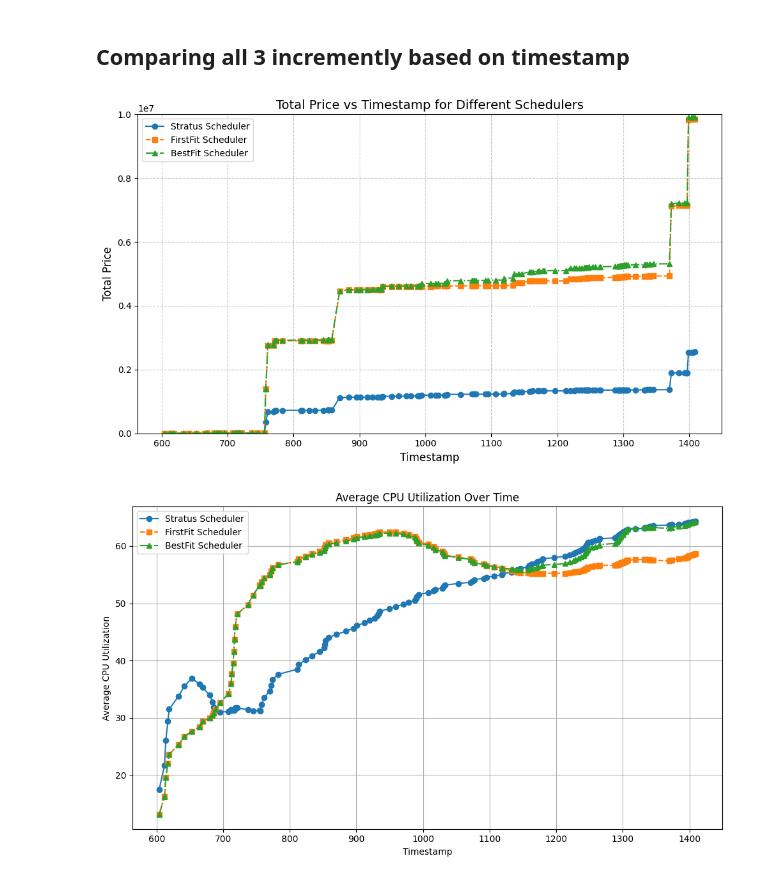
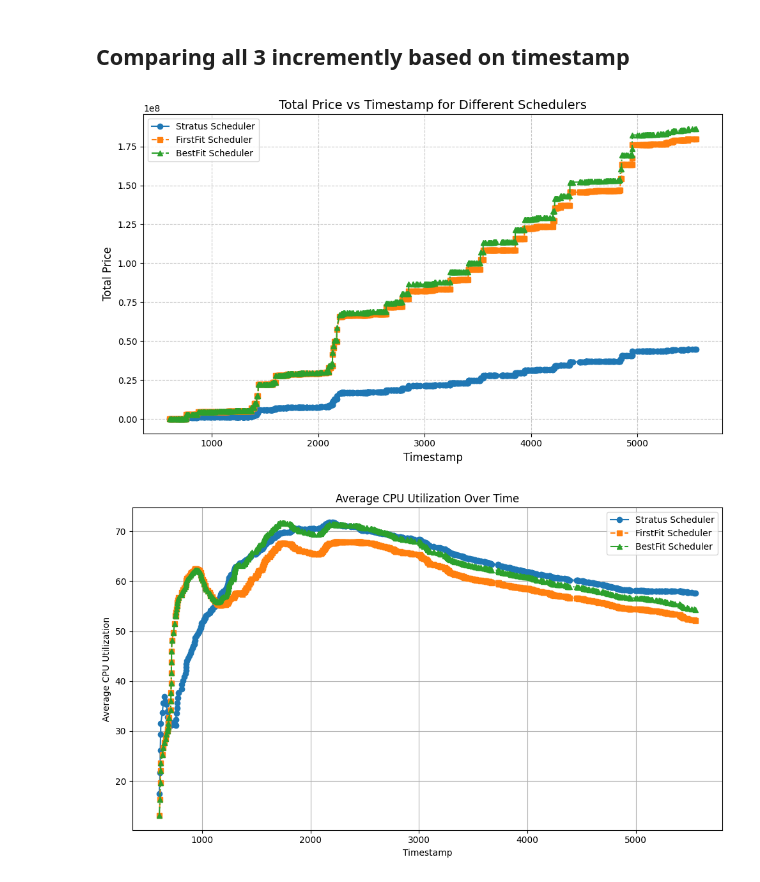
Before and after one commit to ayushmandixit2000/Stratus-simulation, a Jupyter notebook: stratusSimulation.ipynb, the cells around one changed output. Drawn from its saved outputs; the diff is of its cells as text; code cells hidden in the pictures.

```diff
--- a/stratusSimulation.ipynb
+++ b/stratusSimulation.ipynb
@@ -1211,8 +1211,8 @@ tasks_by_timestamp = task_runtimes.groupby('timestamp')
 # Iterate over each timestamp and its corresponding tasks
 for timestamp, tasks in tasks_by_timestamp:
 
-    if timestamp >= 1421:
-        break
+    # if timestamp >= 1421:
+    #     break
 
     timestamp_points.append(timestamp)
     # Free expired tasks and instances
@@ -1244,36 +1244,36 @@ for timestamp, tasks in tasks_by_timestamp:
 import matplotlib.pyplot as plt
 
 # Plot the total price for each scheduler against the timestamp
 plt.figure(figsize=(10, 6))
 
 # Stratus Scheduler price
 plt.plot(timestamp_points, stratus_price, label='Stratus Scheduler', linestyle='-', marker='o')
 
 # FirstFit Scheduler price
 plt.plot(timestamp_points, firstfit_price, label='FirstFit Scheduler', linestyle='--', marker='s')
 
 # BestFit Scheduler price
 plt.plot(timestamp_points, bestfit_price, label='BestFit Scheduler', linestyle='-.', marker='^')
 
 # Adding labels and title
 plt.xlabel('Timestamp', fontsize=12)
 plt.ylabel('Total Price', fontsize=12)
 plt.title('Total Price vs Timestamp for Different Schedulers', fontsize=14)
 
-# Set y-axis range
-plt.ylim(0, 10000000)
+# # Set y-axis range
+# plt.ylim(0, 10000000)
 
 # Adding legend
 plt.legend()
 
 # Adding grid
 plt.grid(True, linestyle='--', alpha=0.7)
 
 # Show the plot
 plt.tight_layout()
 plt.show()
 # %% [output]
-[figure, old version]
+[figure, new version]
 # %%
 import matplotlib.pyplot as plt
 import numpy as np
@@ -1297,7 +1297,7 @@ plt.grid(True)
 plt.tight_layout()
 plt.show()
 # %% [output]
-[figure, old version]
+[figure, new version]
 # %%
 import matplotlib.pyplot as plt
 import numpy as np
```
Also changed, not shown: parts of 2 cells of this notebook.
